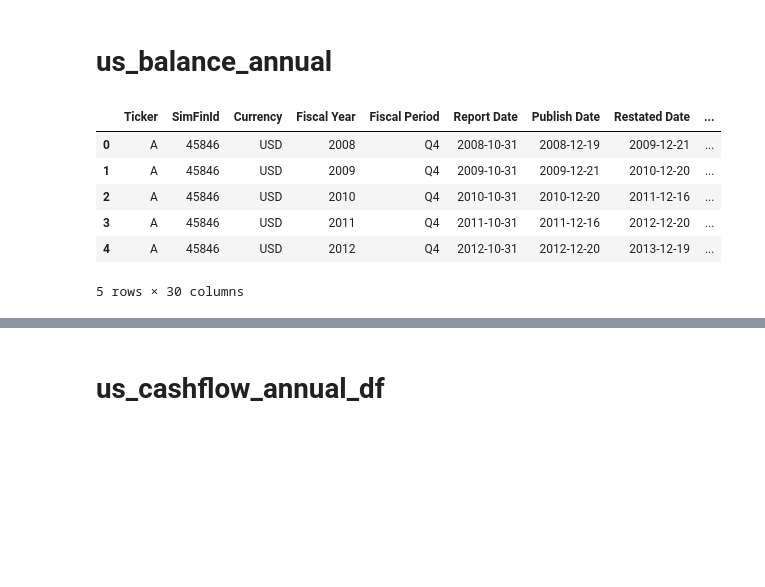
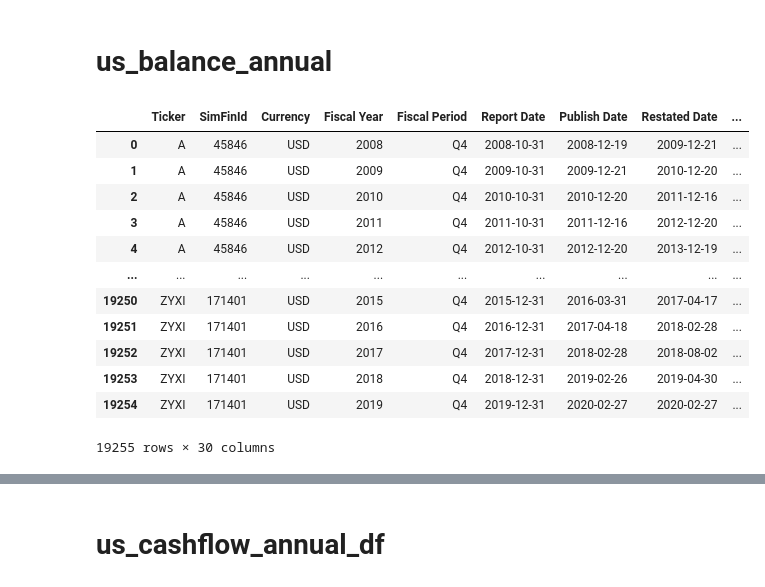
Before and after one commit to MuayThaiLegz/ScientificMethod_ForInvesting-, a Jupyter notebook: barrnun.ipynb, the cells around one changed output, grey strips where cells are left out. Saved outputs shown, nothing was run; the diff lists cells and outputs as text; code cells hidden in the pictures; blank space fills up the shorter version.

```diff
--- a/barrnun.ipynb
+++ b/barrnun.ipynb
@@ -46,19 +61,23 @@ def assess_NA(data):
 # %%
 us_balance_annual = pd.read_csv(
     Path('us-balance-annual.csv'),
     parse_dates=True,
     infer_datetime_format=True,
     delimiter=';',
 
 )
-
-
-us_balance_annual.head()
+us_balance_annual
 # %% [output]
 |  | Ticker | SimFinId | Currency | Fiscal Year | Fiscal Period | Report Date | Publish Date | Restated Date | ... |
 | 0 | A | 45846 | USD | 2008 | Q4 | 2008-10-31 | 2008-12-19 | 2009-12-21 | ... |
 | 1 | A | 45846 | USD | 2009 | Q4 | 2009-10-31 | 2009-12-21 | 2010-12-20 | ... |
 | 2 | A | 45846 | USD | 2010 | Q4 | 2010-10-31 | 2010-12-20 | 2011-12-16 | ... |
 | 3 | A | 45846 | USD | 2011 | Q4 | 2011-10-31 | 2011-12-16 | 2012-12-20 | ... |
 | 4 | A | 45846 | USD | 2012 | Q4 | 2012-10-31 | 2012-12-20 | 2013-12-19 | ... |
+| ... | ... | ... | ... | ... | ... | ... | ... | ... | ... |
+| 19250 | ZYXI | 171401 | USD | 2015 | Q4 | 2015-12-31 | 2016-03-31 | 2017-04-17 | ... |
+| 19251 | ZYXI | 171401 | USD | 2016 | Q4 | 2016-12-31 | 2017-04-18 | 2018-02-28 | ... |
+| 19252 | ZYXI | 171401 | USD | 2017 | Q4 | 2017-12-31 | 2018-02-28 | 2018-08-02 | ... |
+| 19253 | ZYXI | 171401 | USD | 2018 | Q4 | 2018-12-31 | 2019-02-26 | 2019-04-30 | ... |
+| 19254 | ZYXI | 171401 | USD | 2019 | Q4 | 2019-12-31 | 2020-02-27 | 2020-02-27 | ... |
-5 rows × 30 columns
+19255 rows × 30 columns
```
Also changed, not shown: parts of 88 cells of this notebook.
